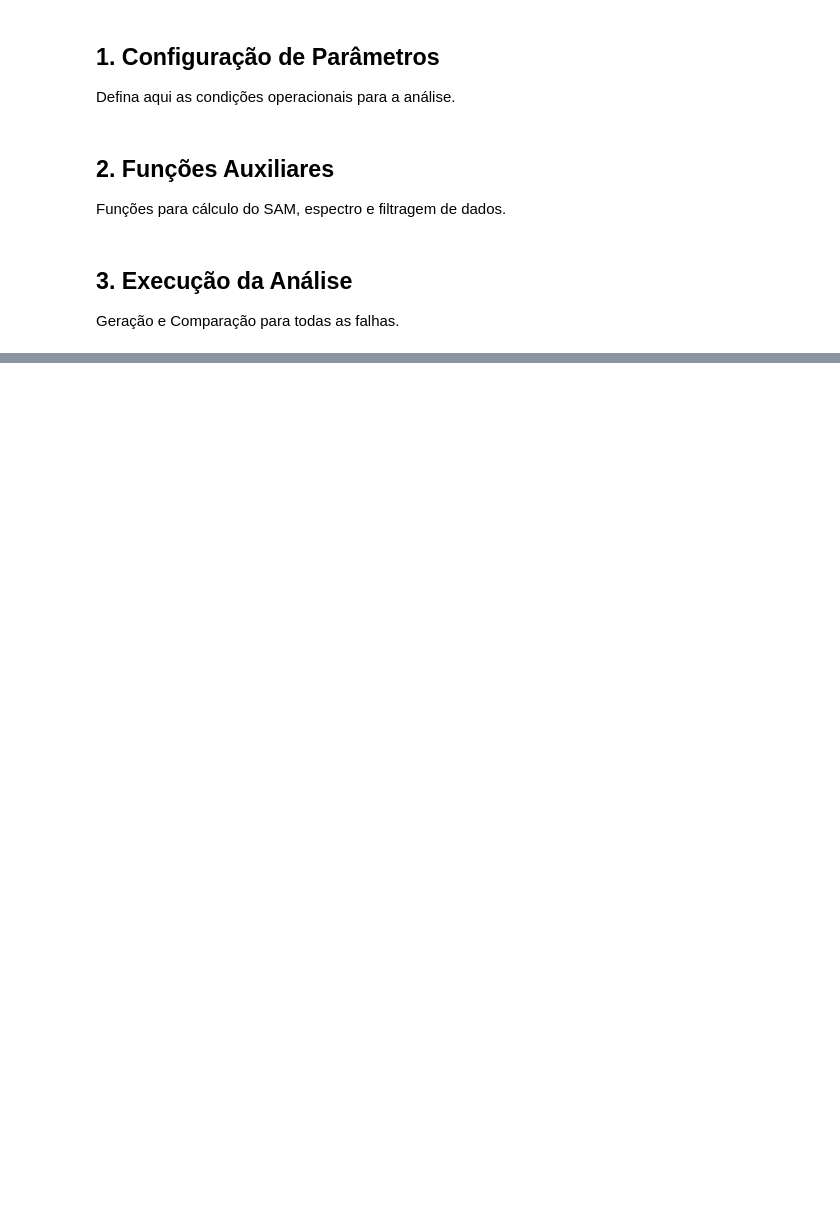
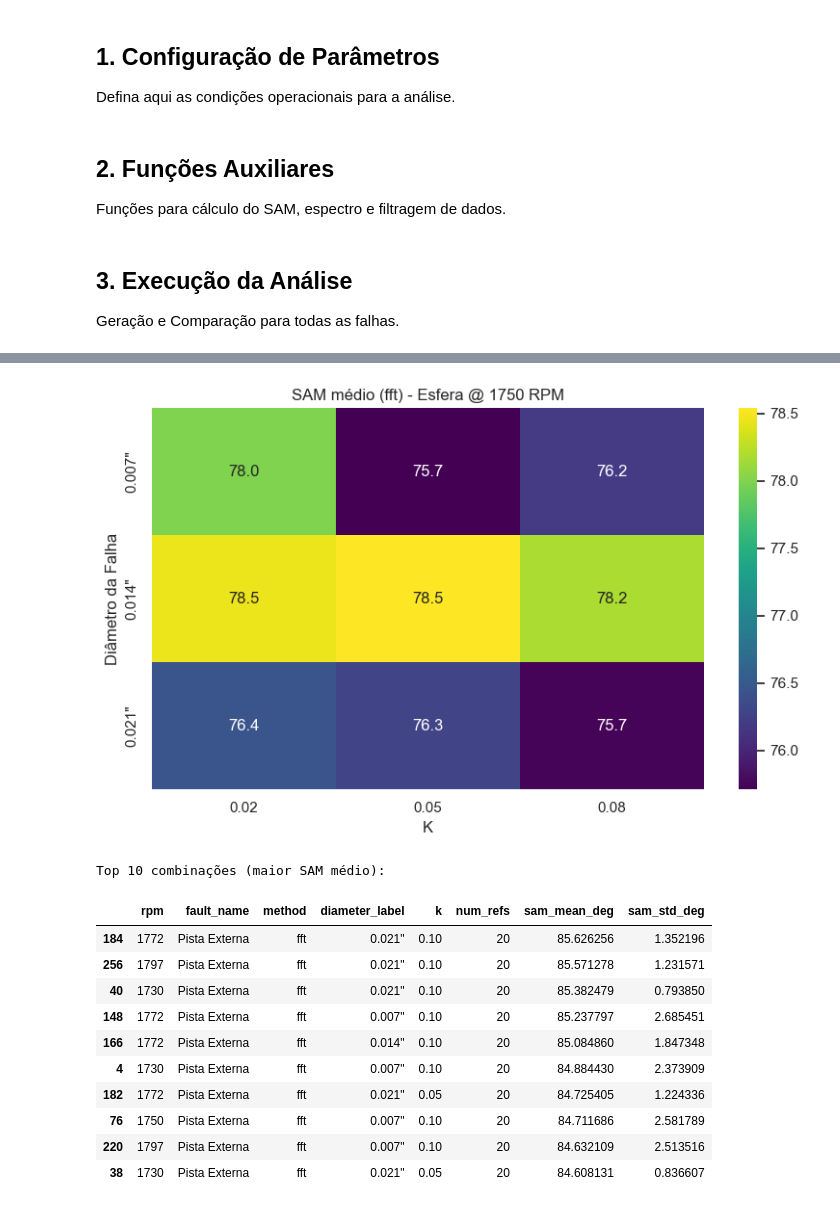
Before and after one commit to ViniciusTomsic/TCC, a Jupyter notebook: general_sam_analysis.ipynb, the cells around one changed output, grey strips where cells are left out. Drawn from its saved outputs; the diff is of its cells as text; code cells hidden in the pictures; blank space fills up the shorter version.

```diff
--- a/general_sam_analysis.ipynb
+++ b/general_sam_analysis.ipynb
@@ -249,0 +334,49 @@ Esfera          | 20      | 77.43 +/- 2.5°       | 74.21 +/- 1.2°
+# %%
+import seaborn as sns
+
+# Garantir estilo
+sns.set(style="whitegrid")
+
+# Exemplo: heatmap para um RPM específico e um tipo de falha
+rpm_plot = 1750
+fault_plot = 'Esfera'
+method_plot = 'fft'  # ou 'impulse'
+
+subset = results_df[(results_df['rpm'] == rpm_plot) &
+                    (results_df['fault_name'] == fault_plot) &
+                    (results_df['method'] == method_plot)]
+
+if subset.empty:
+    print(f"Nenhum dado em results_df para RPM={rpm_plot}, falha='{fault_plot}', método='{method_plot}'.")
+else:
+    pivot = subset.pivot_table(index='diameter_label', columns='k', values='sam_mean_deg', aggfunc='mean')
+    plt.figure(figsize=(8, 5))
+    sns.heatmap(pivot, annot=True, fmt='.1f', cmap='viridis')
+    plt.title(f'SAM médio ({method_plot}) - {fault_plot} @ {rpm_plot} RPM')
+    plt.xlabel('K')
+    plt.ylabel('Diâmetro da Falha')
+    plt.tight_layout()
+    plt.show()
+
+# Tabela: top 10 combinações mais similares (menor SAM) para cada método
+rank_df = (results_df
+           .dropna(subset=['sam_mean_deg'])
+           .sort_values('sam_mean_deg', ascending=False)
+           .head(10))
+
+print("Top 10 combinações (maior SAM médio):")
+rank_df[['rpm', 'fault_name', 'method', 'diameter_label', 'k', 'num_refs', 'sam_mean_deg', 'sam_std_deg']]
+# %% [output]
+[figure, added]
+Top 10 combinações (maior SAM médio):
+|  | rpm | fault_name | method | diameter_label | k | num_refs | sam_mean_deg | sam_std_deg |
+| 184 | 1772 | Pista Externa | fft | 0.021" | 0.10 | 20 | 85.626256 | 1.352196 |
+| 256 | 1797 | Pista Externa | fft | 0.021" | 0.10 | 20 | 85.571278 | 1.231571 |
+| 40 | 1730 | Pista Externa | fft | 0.021" | 0.10 | 20 | 85.382479 | 0.793850 |
+| 148 | 1772 | Pista Externa | fft | 0.007" | 0.10 | 20 | 85.237797 | 2.685451 |
+| 166 | 1772 | Pista Externa | fft | 0.014" | 0.10 | 20 | 85.084860 | 1.847348 |
+| 4 | 1730 | Pista Externa | fft | 0.007" | 0.10 | 20 | 84.884430 | 2.373909 |
+| 182 | 1772 | Pista Externa | fft | 0.021" | 0.05 | 20 | 84.725405 | 1.224336 |
+| 76 | 1750 | Pista Externa | fft | 0.007" | 0.10 | 20 | 84.711686 | 2.581789 |
+| 220 | 1797 | Pista Externa | fft | 0.007" | 0.10 | 20 | 84.632109 | 2.513516 |
+| 38 | 1730 | Pista Externa | fft | 0.021" | 0.05 | 20 | 84.608131 | 0.836607 |
```
Also changed, not shown: parts of 4 cells of this notebook.
